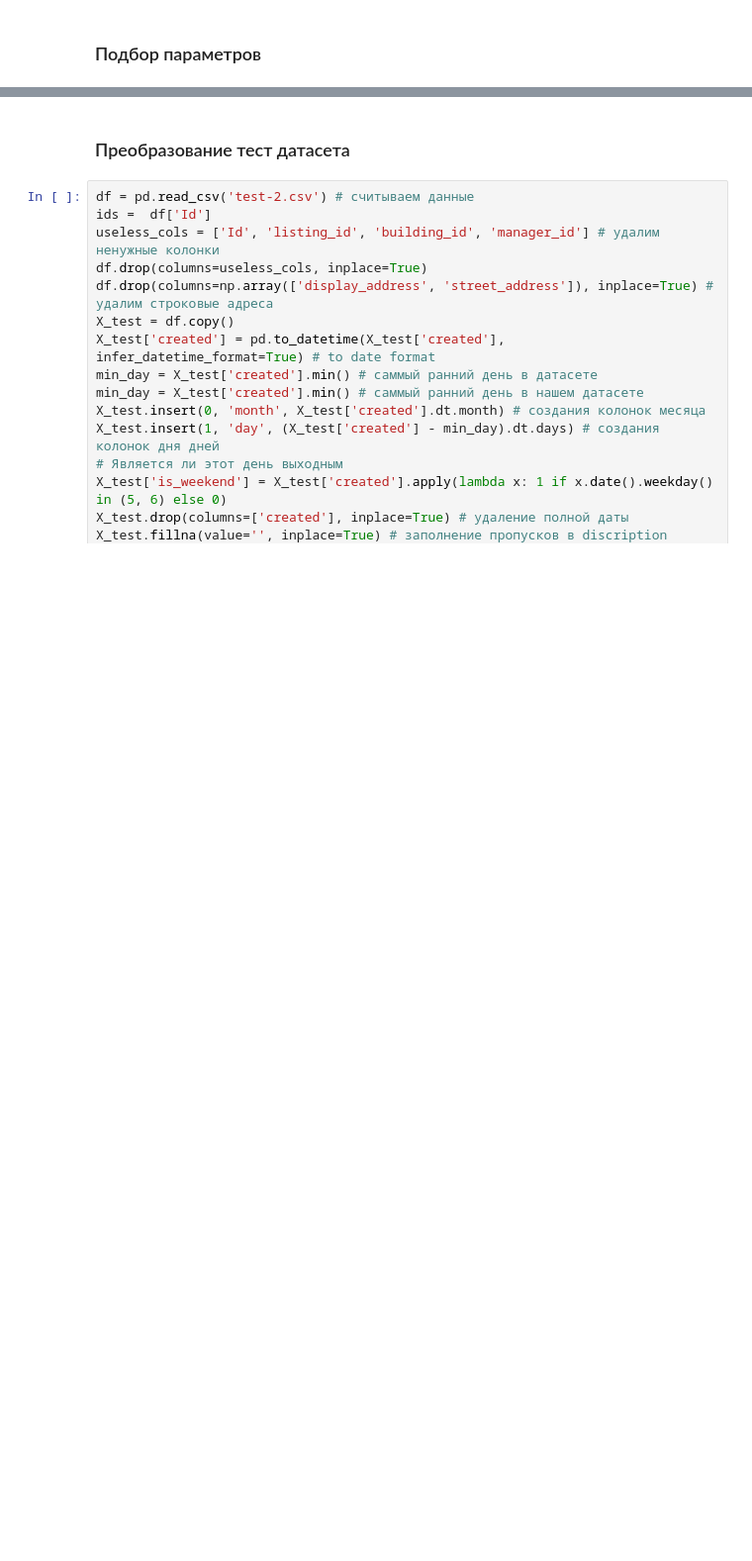
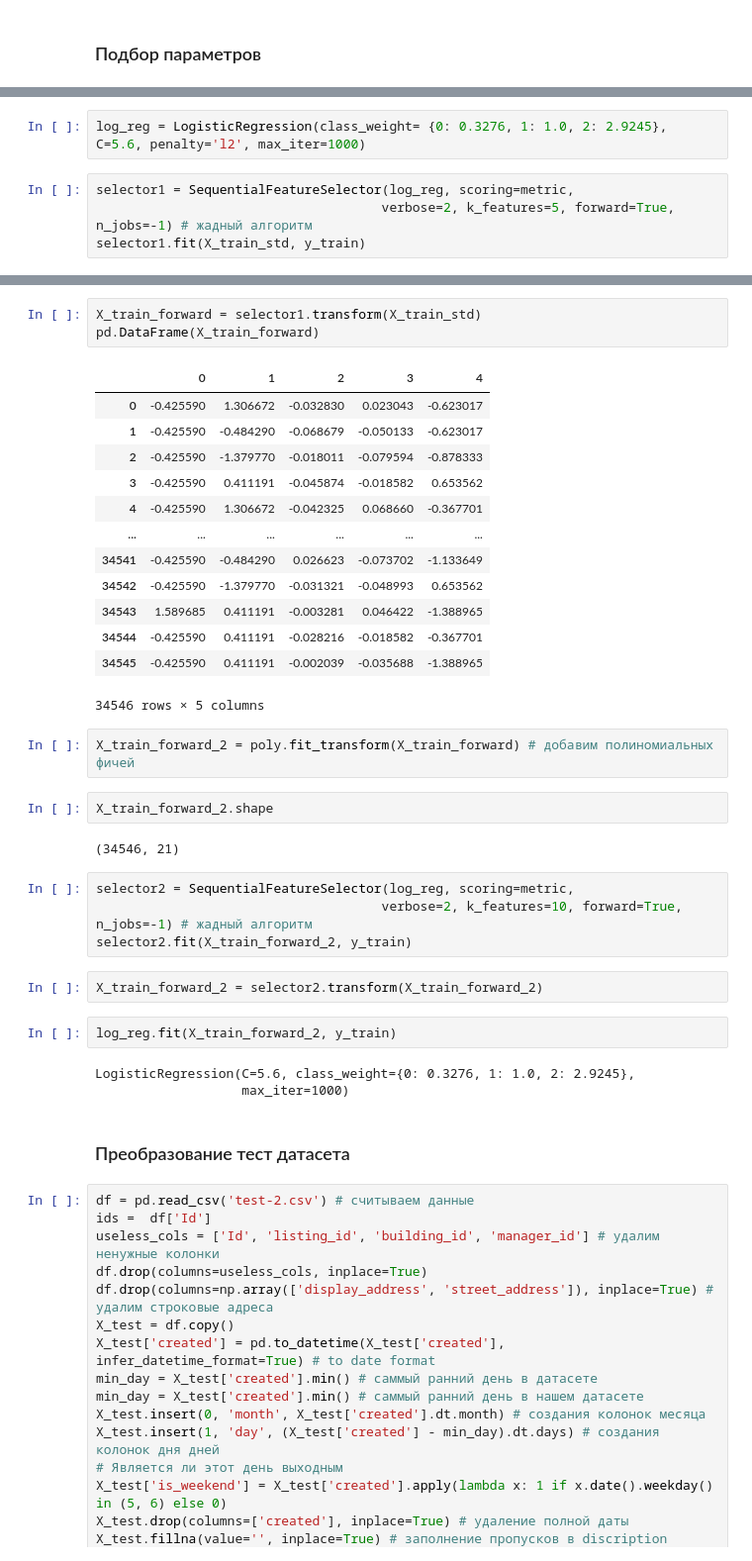
Before and after one commit to superAIyah/ML_Learn_Tinkoff, a Jupyter notebook: 5_feature_engineering/hw/HW.ipynb, the cells around one changed output, grey strips where cells are left out. Shown: that part at 99% size. Drawn from its saved outputs; the diff is of its cells as text; blank space fills up the shorter version.

```diff
--- a/5_feature_engineering/hw/HW.ipynb
+++ b/5_feature_engineering/hw/HW.ipynb
@@ -319,0 +352,6 @@ LogisticRegression(C=6.7, class_weight={0: 0.3276, 1: 1.0, 2: 2.9245})
+# %%
+log_reg = LogisticRegression(class_weight= {0: 0.3276, 1: 1.0, 2: 2.9245}, C=5.6, penalty='l2', max_iter=1000)
+# %%
+selector1 = SequentialFeatureSelector(log_reg, scoring=metric,
+                                     verbose=2, k_features=5, forward=True, n_jobs=-1) # жадный алгоритм
+selector1.fit(X_train_std, y_train)
@@ -320,3 +383,37 @@ LogisticRegression(C=6.7, class_weight={0: 0.3276, 1: 1.0, 2: 2.9245})
+# %%
+X_train_forward = selector1.transform(X_train_std)
+pd.DataFrame(X_train_forward)
+# %% [output]
+|  | 0 | 1 | 2 | 3 | 4 |
+| 0 | -0.425590 | 1.306672 | -0.032830 | 0.023043 | -0.623017 |
+| 1 | -0.425590 | -0.484290 | -0.068679 | -0.050133 | -0.623017 |
+| 2 | -0.425590 | -1.379770 | -0.018011 | -0.079594 | -0.878333 |
+| 3 | -0.425590 | 0.411191 | -0.045874 | -0.018582 | 0.653562 |
+| 4 | -0.425590 | 1.306672 | -0.042325 | 0.068660 | -0.367701 |
+| ... | ... | ... | ... | ... | ... |
+| 34541 | -0.425590 | -0.484290 | 0.026623 | -0.073702 | -1.133649 |
+| 34542 | -0.425590 | -1.379770 | -0.031321 | -0.048993 | 0.653562 |
+| 34543 | 1.589685 | 0.411191 | -0.003281 | 0.046422 | -1.388965 |
+| 34544 | -0.425590 | 0.411191 | -0.028216 | -0.018582 | -0.367701 |
+| 34545 | -0.425590 | 0.411191 | -0.002039 | -0.035688 | -1.388965 |
+34546 rows × 5 columns
+# %%
+X_train_forward_2 = poly.fit_transform(X_train_forward) # добавим полиномиальных фичей
+# %%
+X_train_forward_2.shape
+# %% [output]
+(34546, 21)
+# %%
+selector2 = SequentialFeatureSelector(log_reg, scoring=metric,
+                                     verbose=2, k_features=10, forward=True, n_jobs=-1) # жадный алгоритм
+selector2.fit(X_train_forward_2, y_train)
+# %%
+X_train_forward_2 = selector2.transform(X_train_forward_2)
+# %%
+log_reg.fit(X_train_forward_2, y_train)
+# %% [output]
+LogisticRegression(C=5.6, class_weight={0: 0.3276, 1: 1.0, 2: 2.9245},
+                   max_iter=1000)
 # %% [markdown]
 ### Преобразование тест датасета
 # %%
```
Also changed, not shown: parts of 21 cells of this notebook, 1 other file.
